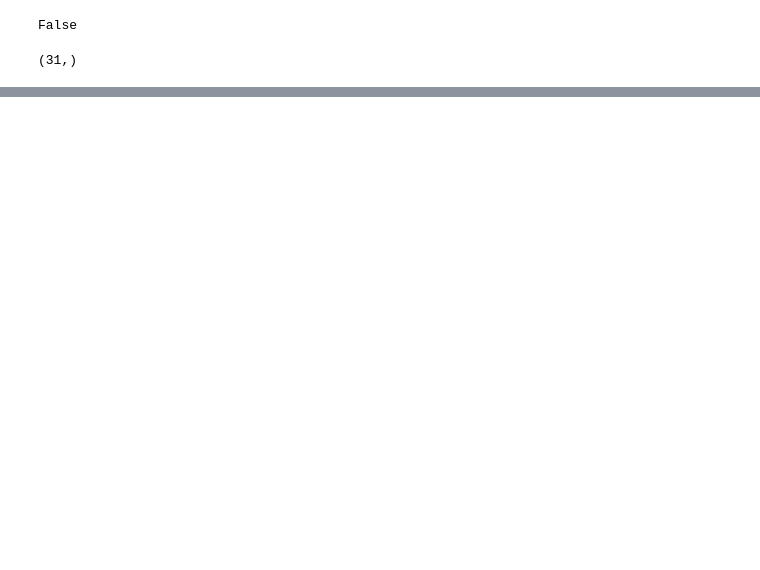
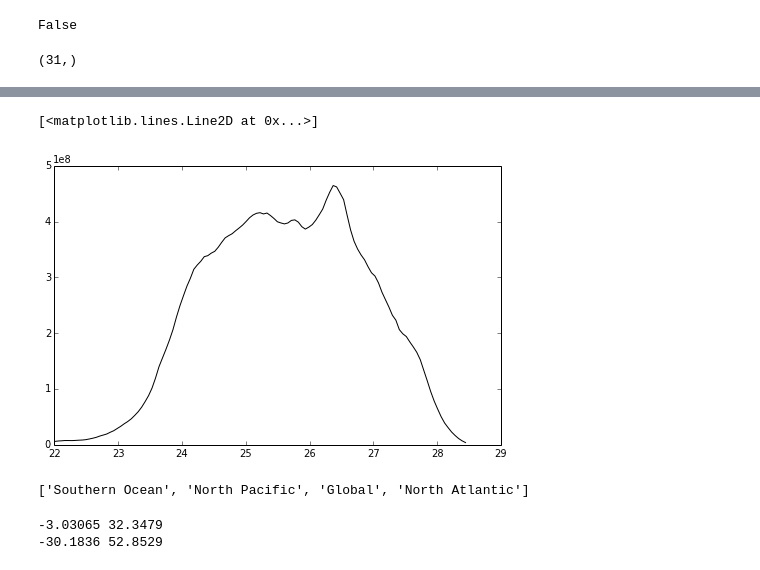
Before and after one commit to rabernat/pop_water_mass, a Jupyter notebook: notebooks/transformation_snapshot.ipynb, the cells around one changed output, grey strips where cells are left out. Drawn from its saved outputs; the diff is of its cells as text; code cells hidden in the pictures; blank space fills up the shorter version.

```diff
--- a/notebooks/transformation_snapshot.ipynb
+++ b/notebooks/transformation_snapshot.ipynb
@@ -107,0 +139,19 @@ Nt
+# %%
+plt.figure(figsize=(8,5))
+plt.plot(reg.rholevs[1:] - 1000, np.cumsum(A['North Pacific'][2]))
+# %% [output]
+[<matplotlib.lines.Line2D at 0x...>]
+[figure, added]
+# %%
+A.keys()
+# %% [output]
+['Southern Ocean', 'North Pacific', 'Global', 'North Atlantic']
+# %%
+T = np.ma.masked_array(p.nc.variables['SST'][0], p.mask)
+S = np.ma.masked_array(p.nc.variables['SSS'][0], p.mask)
+area = np.ma.masked_array(p.nc.variables['TAREA'][:], p.mask)/(100.*100.)
+print T.min(), T.max()
+print S.min(), S.max()
+# %% [output]
+-3.03065 32.3479
+-30.1836 52.8529
```
Also changed, not shown: parts of 24 cells of this notebook, 6 other files.
